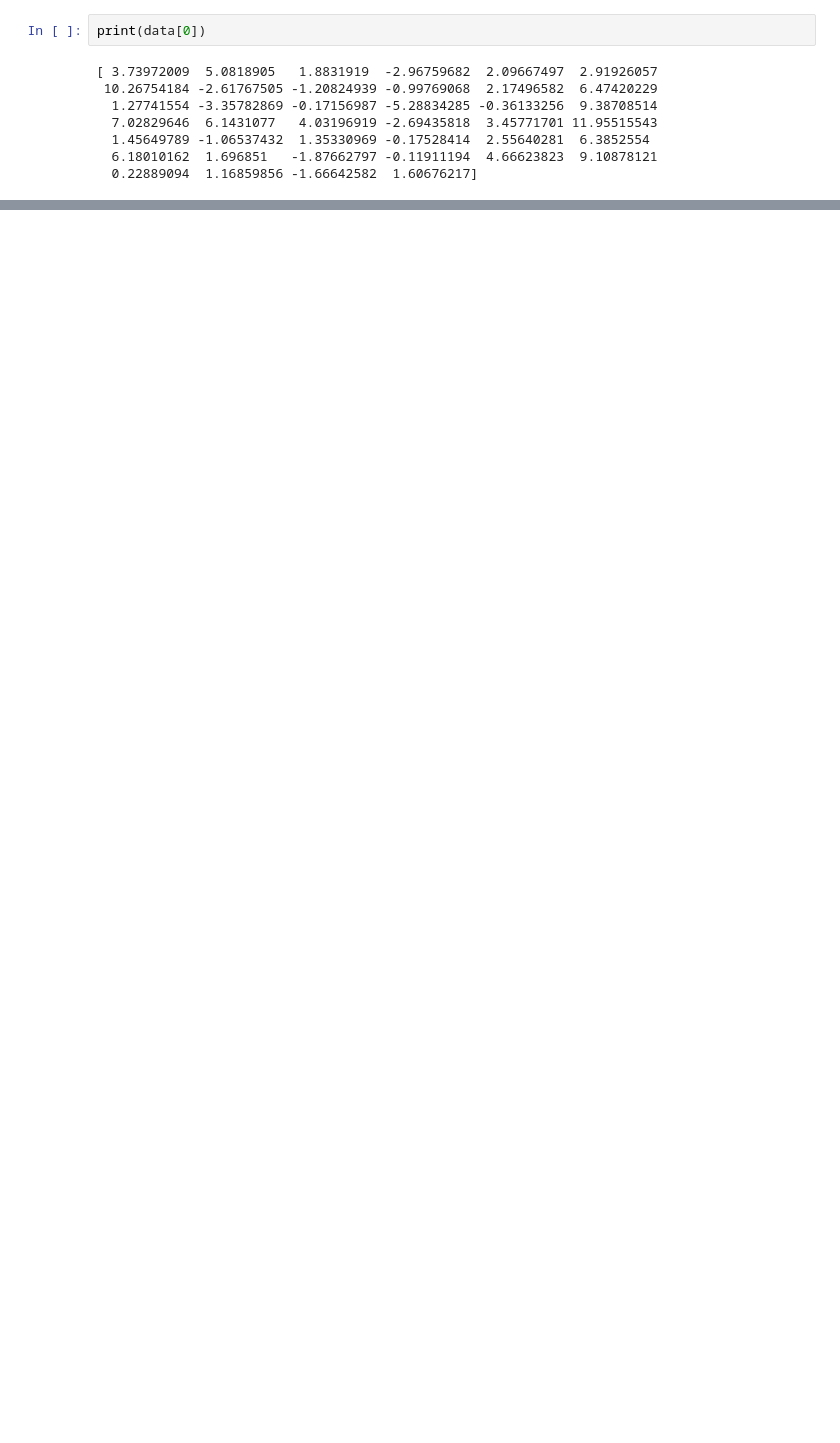
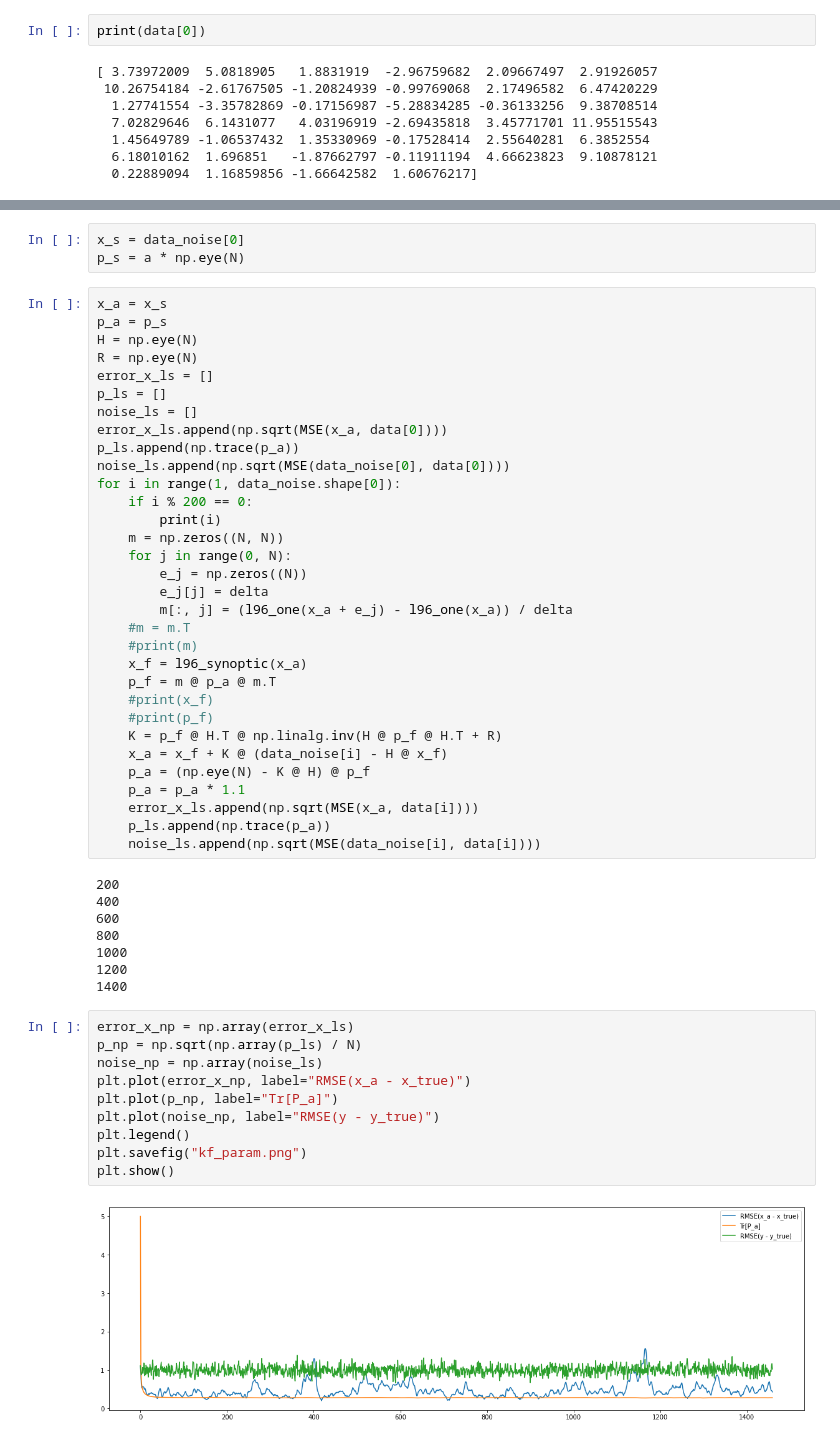
Before and after one commit to tychy/ASSIM, a Jupyter notebook: main.ipynb, the cells around one changed output, grey strips where cells are left out. Cells and saved outputs as stored; diff of their text form; blank space fills up the shorter version.

```diff
--- a/main.ipynb
+++ b/main.ipynb
@@ -136,0 +167,55 @@ np.savetxt("data.txt", data)
+# %%
+x_s = data_noise[0]
+p_s = a * np.eye(N)
+# %%
+x_a = x_s
+p_a = p_s
+H = np.eye(N)
+R = np.eye(N)
+error_x_ls = []
+p_ls = []
+noise_ls = []
+error_x_ls.append(np.sqrt(MSE(x_a, data[0])))
+p_ls.append(np.trace(p_a))
+noise_ls.append(np.sqrt(MSE(data_noise[0], data[0])))
+for i in range(1, data_noise.shape[0]):
+    if i % 200 == 0:
+        print(i)
+    m = np.zeros((N, N))
+    for j in range(0, N):
+        e_j = np.zeros((N))
+        e_j[j] = delta
+        m[:, j] = (l96_one(x_a + e_j) - l96_one(x_a)) / delta
+    #m = m.T
+    #print(m)
+    x_f = l96_synoptic(x_a)
+    p_f = m @ p_a @ m.T
+    #print(x_f)
+    #print(p_f)
+    K = p_f @ H.T @ np.linalg.inv(H @ p_f @ H.T + R)
+    x_a = x_f + K @ (data_noise[i] - H @ x_f)
+    p_a = (np.eye(N) - K @ H) @ p_f
+    p_a = p_a * 1.1
+    error_x_ls.append(np.sqrt(MSE(x_a, data[i])))
+    p_ls.append(np.trace(p_a))
+    noise_ls.append(np.sqrt(MSE(data_noise[i], data[i])))
+# %% [output]
+200
+400
+600
+800
+1000
+1200
+1400
+# %%
+error_x_np = np.array(error_x_ls)
+p_np = np.sqrt(np.array(p_ls) / N)
+noise_np = np.array(noise_ls)
+plt.plot(error_x_np, label="RMSE(x_a - x_true)")
+plt.plot(p_np, label="Tr[P_a]")
+plt.plot(noise_np, label="RMSE(y - y_true)")
+plt.legend()
+plt.savefig("kf_param.png")
+plt.show()
+# %% [output]
+[figure, added]
```
Also changed, not shown: parts of 12 cells of this notebook.
